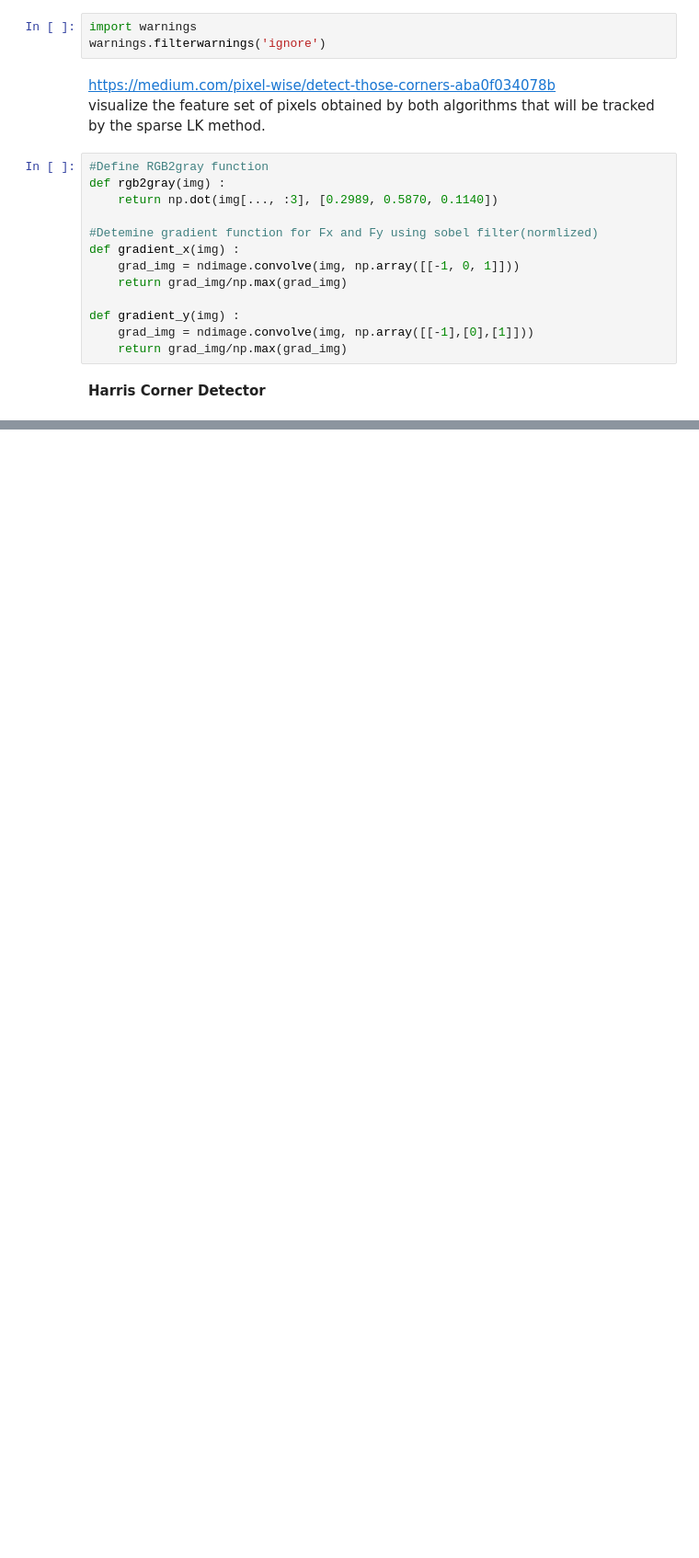
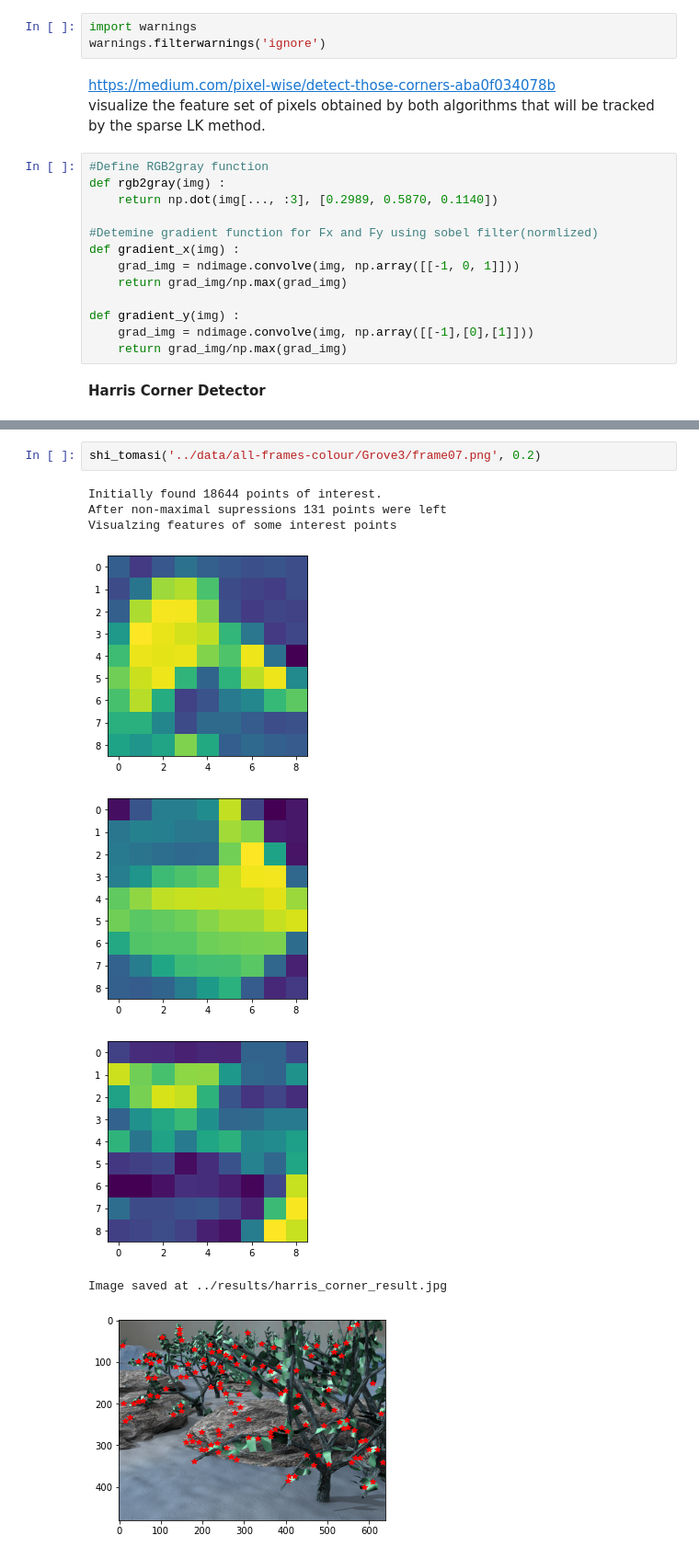
Before and after one commit to tusharc31/Computer-Vision, a Jupyter notebook: Assignment-2/src/Assignment02.ipynb, the cells around one changed output, grey strips where cells are left out. Shown: that part at 92% size. Drawn from its saved outputs; the diff is of its cells as text; blank space fills up the shorter version.

Commit message:
Q3 left

```diff
--- a/Assignment-2/src/Assignment02.ipynb
+++ b/Assignment-2/src/Assignment02.ipynb
@@ -115,0 +223,11 @@ Image saved at ../results/harris_corner_result.jpg
+# %%
+shi_tomasi('../data/all-frames-colour/Grove3/frame07.png', 0.2)
+# %% [output]
+Initially found 18644 points of interest.
+After non-maximal supressions 131 points were left
+Visualzing features of some interest points
+[figure, added]
+[figure, added]
+[figure, added]
+Image saved at ../results/harris_corner_result.jpg
+[figure, added]
```
Also changed, not shown: parts of 10 cells of this notebook, 1 other file.
